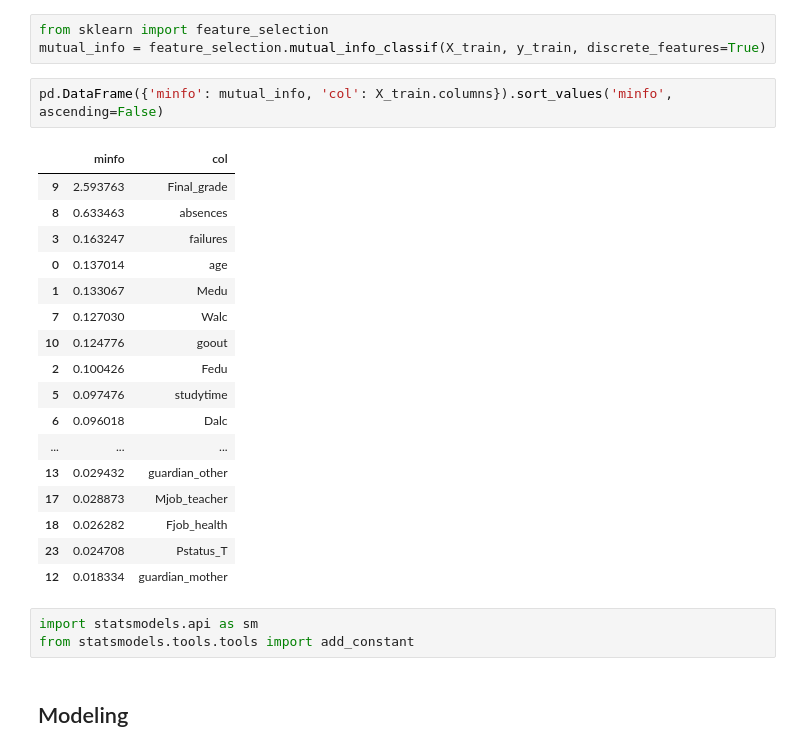
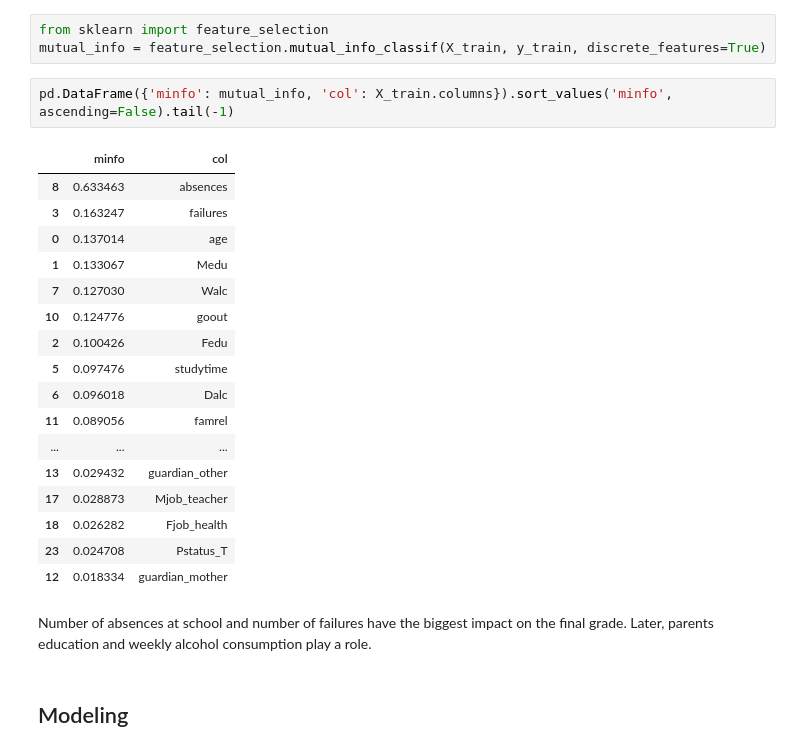
Before and after one commit to bugraefendi/ML-Grades, a Jupyter notebook: Modeling.ipynb, the cells around one changed output. Drawn from its saved outputs; the diff is of its cells as text.

```diff
--- a/Modeling.ipynb
+++ b/Modeling.ipynb
@@ -51,10 +53,9 @@ First running mutual information to get intuition
 from sklearn import feature_selection
 mutual_info = feature_selection.mutual_info_classif(X_train, y_train, discrete_features=True)
 # %%
-pd.DataFrame({'minfo': mutual_info, 'col': X_train.columns}).sort_values('minfo', ascending=False)
+pd.DataFrame({'minfo': mutual_info, 'col': X_train.columns}).sort_values('minfo', ascending=False).tail(-1)
 # %% [output]
 |  | minfo | col |
-| 9 | 2.593763 | Final_grade |
 | 8 | 0.633463 | absences |
 | 3 | 0.163247 | failures |
 | 0 | 0.137014 | age |
@@ -64,15 +65,15 @@ pd.DataFrame({'minfo': mutual_info, 'col': X_train.columns}).sort_values('minfo'
 | 2 | 0.100426 | Fedu |
 | 5 | 0.097476 | studytime |
 | 6 | 0.096018 | Dalc |
+| 11 | 0.089056 | famrel |
 | ... | ... | ... |
 | 13 | 0.029432 | guardian_other |
 | 17 | 0.028873 | Mjob_teacher |
 | 18 | 0.026282 | Fjob_health |
 | 23 | 0.024708 | Pstatus_T |
 | 12 | 0.018334 | guardian_mother |
-# %%
-import statsmodels.api as sm
-from statsmodels.tools.tools import add_constant
+# %% [markdown]
+Number of absences at school and number of failures have the biggest impact on the final grade. Later, parents education and weekly alcohol consumption play a role.
 # %% [markdown]
 ## Modeling
 # %% [markdown]
```
Also changed, not shown: parts of 25 cells of this notebook.
